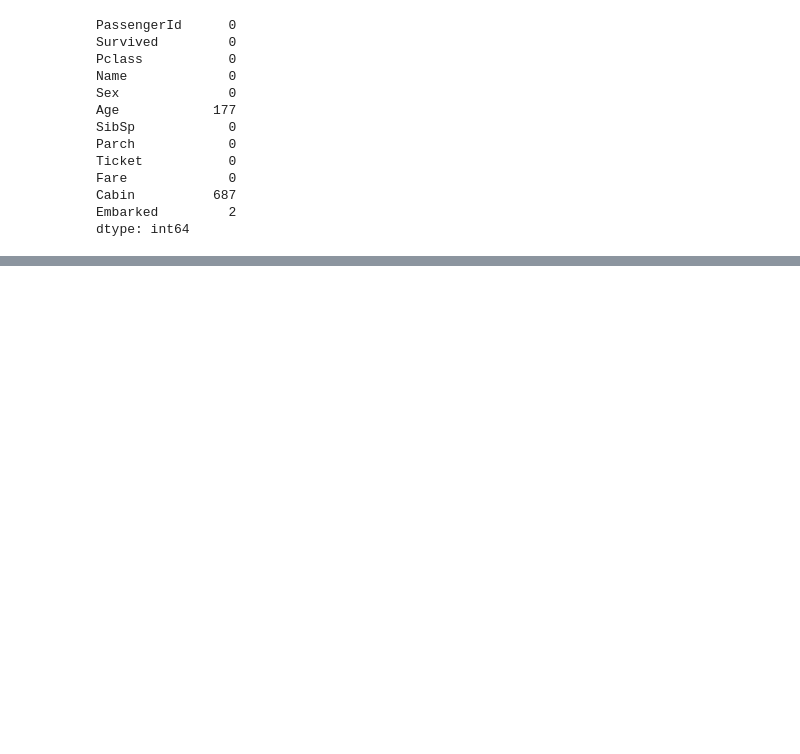
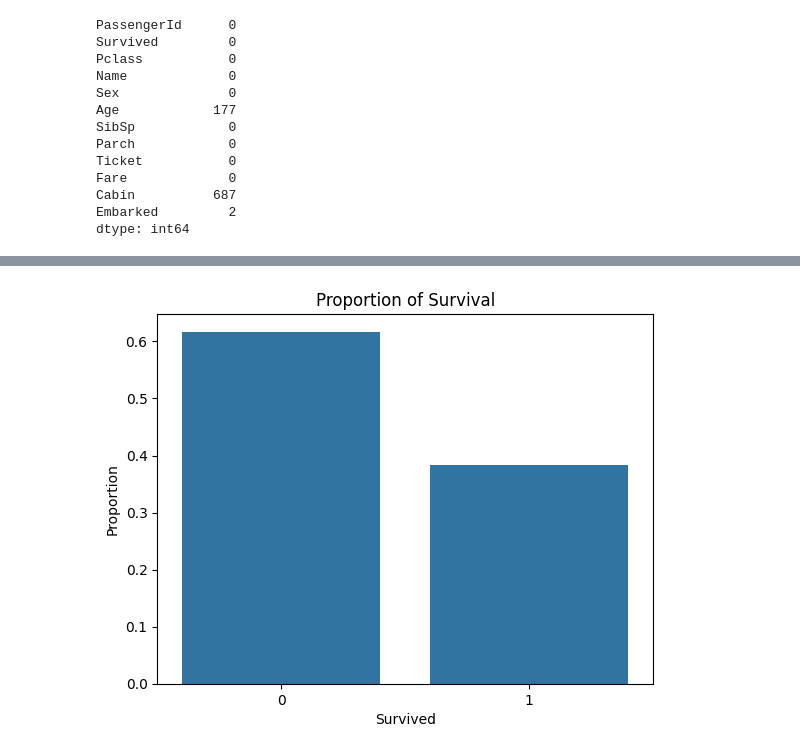
Before and after one commit to logan-heydt/Titanic-Prediction, a Jupyter notebook: src/titanic_predictions.ipynb, the cells around one changed output, grey strips where cells are left out. Saved outputs shown, nothing was run; the diff lists cells and outputs as text; code cells hidden in the pictures; blank space fills up the shorter version.

```diff
--- a/src/titanic_predictions.ipynb
+++ b/src/titanic_predictions.ipynb
@@ -96 +114,14 @@ Name: proportion, dtype: float64
+# %%
+target_dist = pd.DataFrame(modeling_df['Survived'].value_counts(normalize=True))
+
+target_dist.columns = ['Proportion']
+
+sns.barplot(x='Survived', y='Proportion', data=target_dist)
+plt.title('Proportion of Survival')
+plt.xlabel('Survived')
+plt.ylabel('Proportion')
+plt.xticks(rotation=0)
+plt.show()
+# %% [output]
+[figure, added]
 # %%
```
Also changed, not shown: parts of 11 cells of this notebook.
